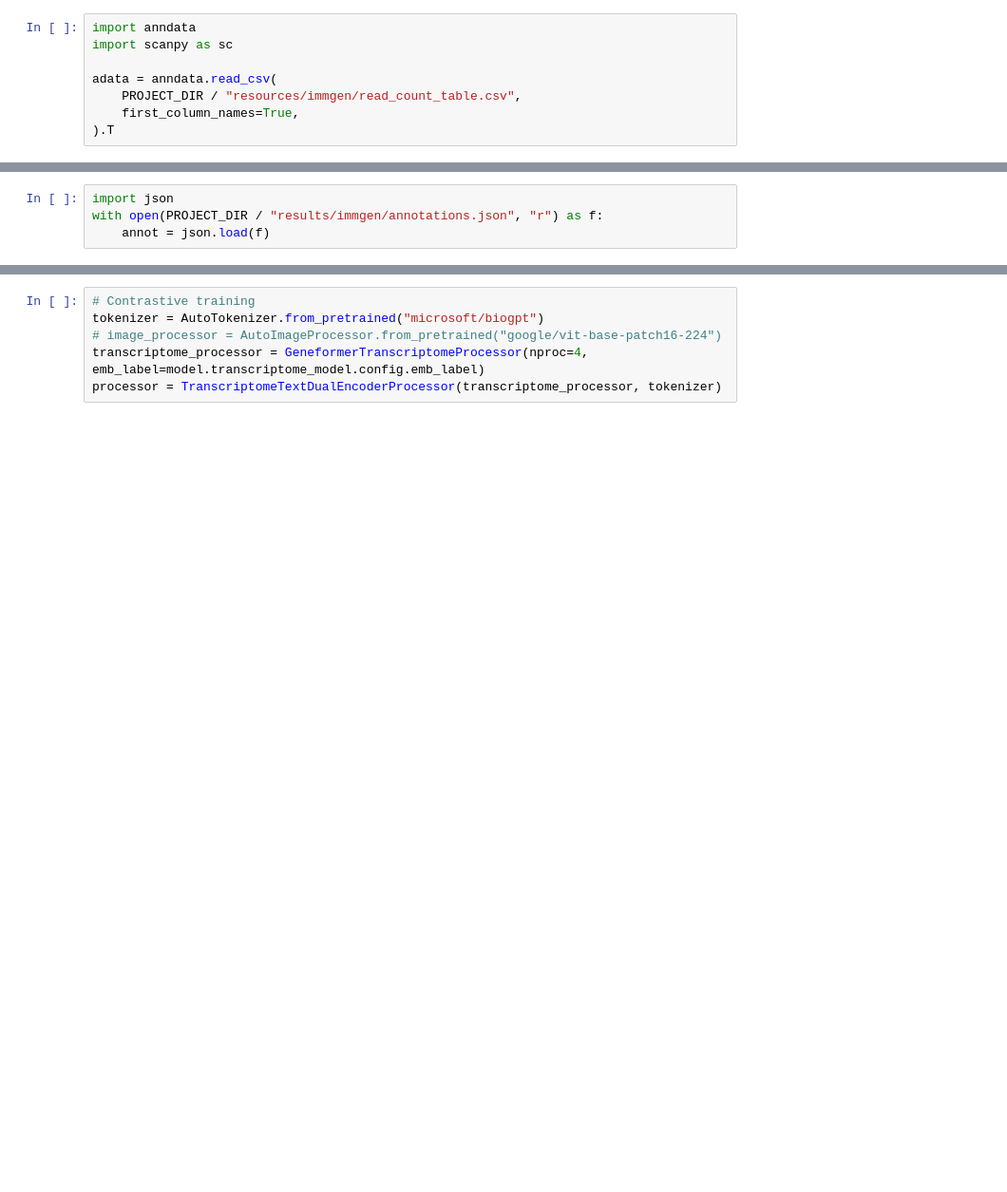
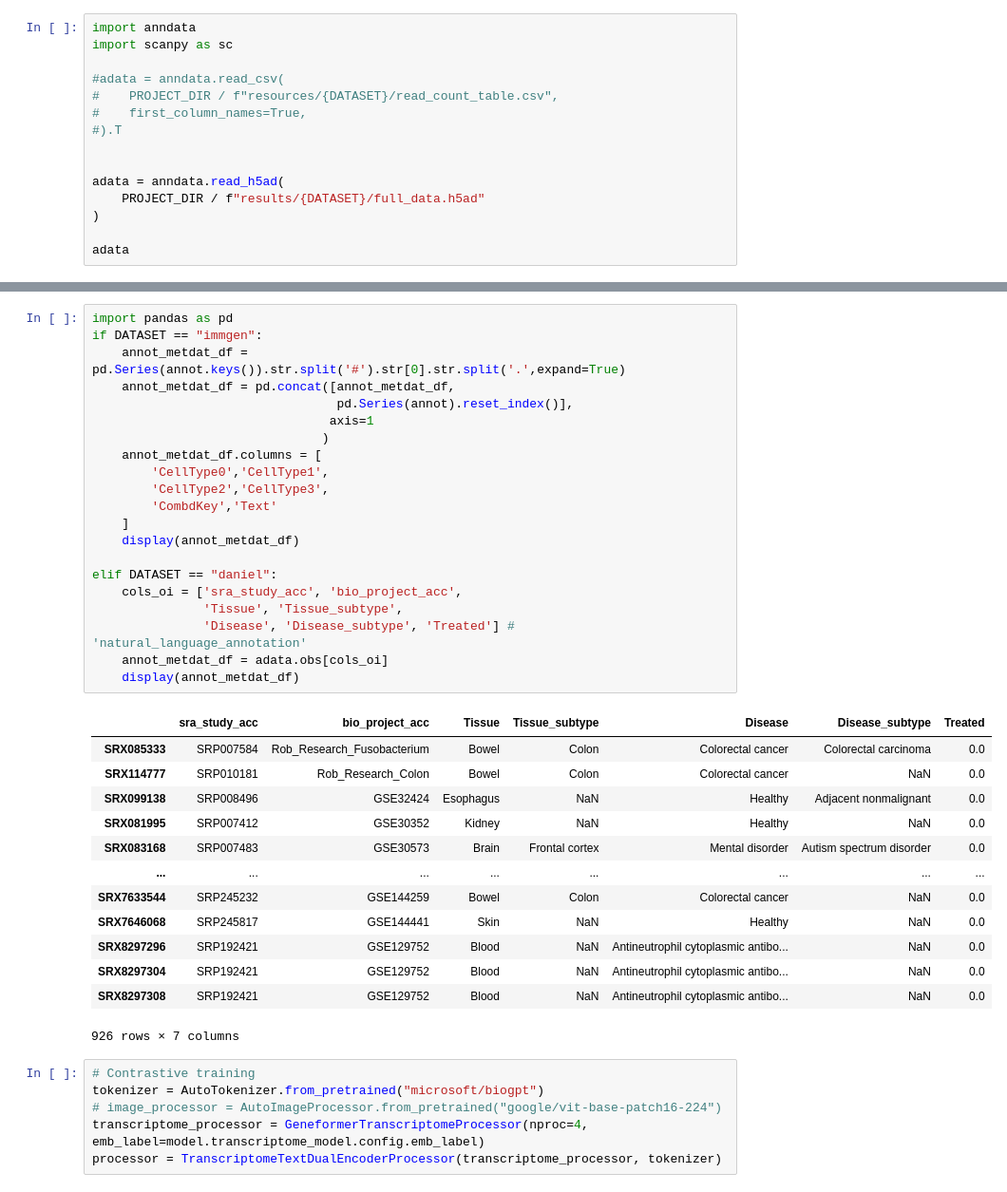
Before and after one commit to epigen/CellWhisperer, a Jupyter notebook: src/single_cellm/jointemb/training.ipynb, the cells around one changed output, grey strips where cells are left out. Shown: that part at 95% size. Drawn from its saved outputs; the diff is of its cells as text; blank space fills up the shorter version.

```diff
--- a/src/single_cellm/jointemb/training.ipynb
+++ b/src/single_cellm/jointemb/training.ipynb
@@ -41,7 +50,14 @@ _ = model.to(device)
 import anndata
 import scanpy as sc
 
-adata = anndata.read_csv(
-    PROJECT_DIR / "resources/immgen/read_count_table.csv",
-    first_column_names=True,
-).T
+#adata = anndata.read_csv(
+#    PROJECT_DIR / f"resources/{DATASET}/read_count_table.csv",
+#    first_column_names=True,
+#).T
+
+
+adata = anndata.read_h5ad(
+    PROJECT_DIR / f"results/{DATASET}/full_data.h5ad"
+)
+
+adata
@@ -48,4 +67,0 @@ adata = anndata.read_csv(
-# %%
-import json
-with open(PROJECT_DIR / "results/immgen/annotations.json", "r") as f:
-    annot = json.load(f)
@@ -52,3 +92,38 @@ with open(PROJECT_DIR / "results/immgen/annotations.json", "r") as f:
+# %%
+import pandas as pd
+if DATASET == "immgen":
+    annot_metdat_df = pd.Series(annot.keys()).str.split('#').str[0].str.split('.',expand=True)
+    annot_metdat_df = pd.concat([annot_metdat_df,
+                                 pd.Series(annot).reset_index()],
+                                axis=1
+                               )
+    annot_metdat_df.columns = [
+        'CellType0','CellType1',
+        'CellType2','CellType3',
+        'CombdKey','Text'
+    ]
+    display(annot_metdat_df)
+
+elif DATASET == "daniel":
+    cols_oi = ['sra_study_acc', 'bio_project_acc',
+               'Tissue', 'Tissue_subtype',
+               'Disease', 'Disease_subtype', 'Treated'] # 'natural_language_annotation'
+    annot_metdat_df = adata.obs[cols_oi]
+    display(annot_metdat_df)
+# %% [output]
+|  | sra_study_acc | bio_project_acc | Tissue | Tissue_subtype | Disease | Disease_subtype | Treated |
+| SRX085333 | SRP007584 | Rob_Research_Fusobacterium | Bowel | Colon | Colorectal cancer | Colorectal carcinoma | 0.0 |
+| SRX114777 | SRP010181 | Rob_Research_Colon | Bowel | Colon | Colorectal cancer | NaN | 0.0 |
+| SRX099138 | SRP008496 | GSE32424 | Esophagus | NaN | Healthy | Adjacent nonmalignant | 0.0 |
+| SRX081995 | SRP007412 | GSE30352 | Kidney | NaN | Healthy | NaN | 0.0 |
+| SRX083168 | SRP007483 | GSE30573 | Brain | Frontal cortex | Mental disorder | Autism spectrum disorder | 0.0 |
+| ... | ... | ... | ... | ... | ... | ... | ... |
+| SRX7633544 | SRP245232 | GSE144259 | Bowel | Colon | Colorectal cancer | NaN | 0.0 |
+| SRX7646068 | SRP245817 | GSE144441 | Skin | NaN | Healthy | NaN | 0.0 |
+| SRX8297296 | SRP192421 | GSE129752 | Blood | NaN | Antineutrophil cytoplasmic antibo... | NaN | 0.0 |
+| SRX8297304 | SRP192421 | GSE129752 | Blood | NaN | Antineutrophil cytoplasmic antibo... | NaN | 0.0 |
+| SRX8297308 | SRP192421 | GSE129752 | Blood | NaN | Antineutrophil cytoplasmic antibo... | NaN | 0.0 |
+926 rows × 7 columns
 # %%
 # Contrastive training
 tokenizer = AutoTokenizer.from_pretrained("microsoft/biogpt")
```
Also changed, not shown: parts of 25 cells of this notebook, 10 other files.
